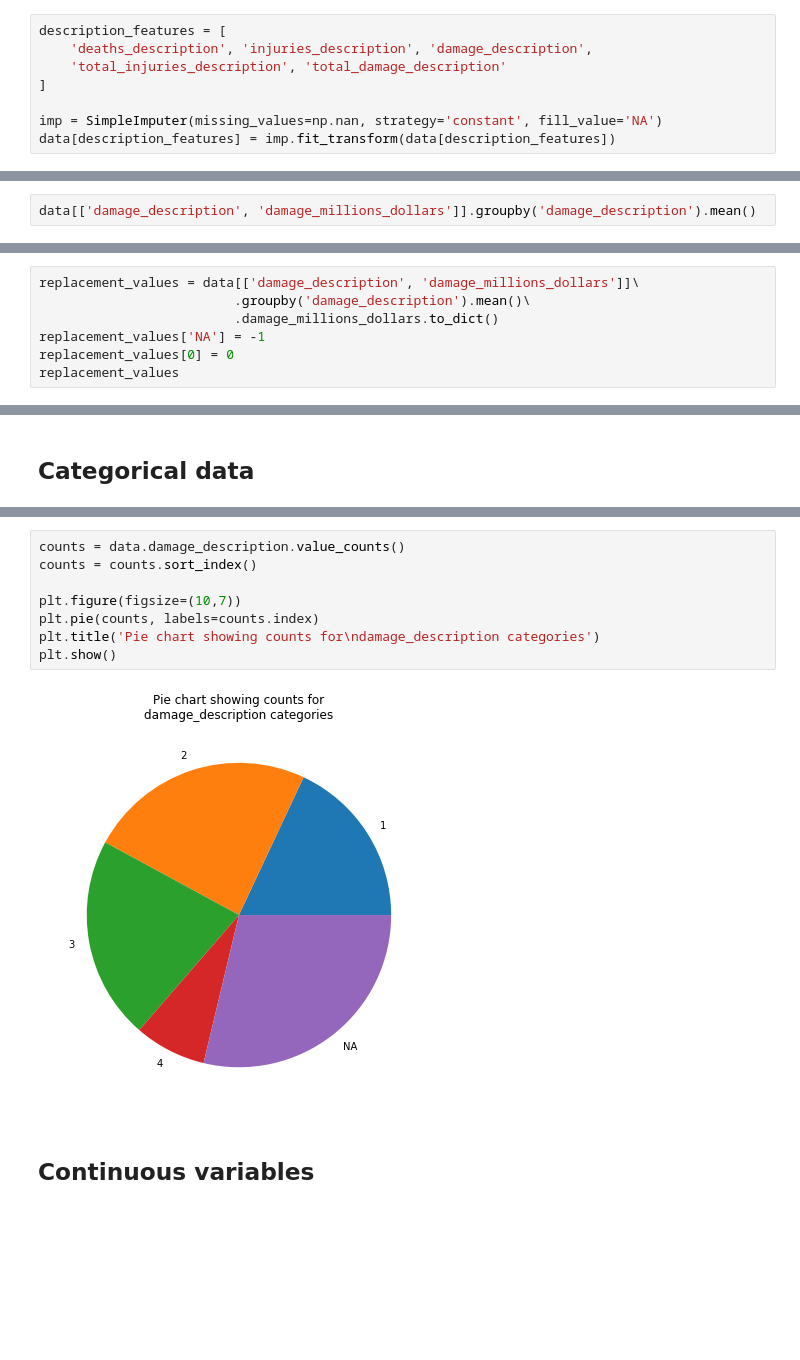
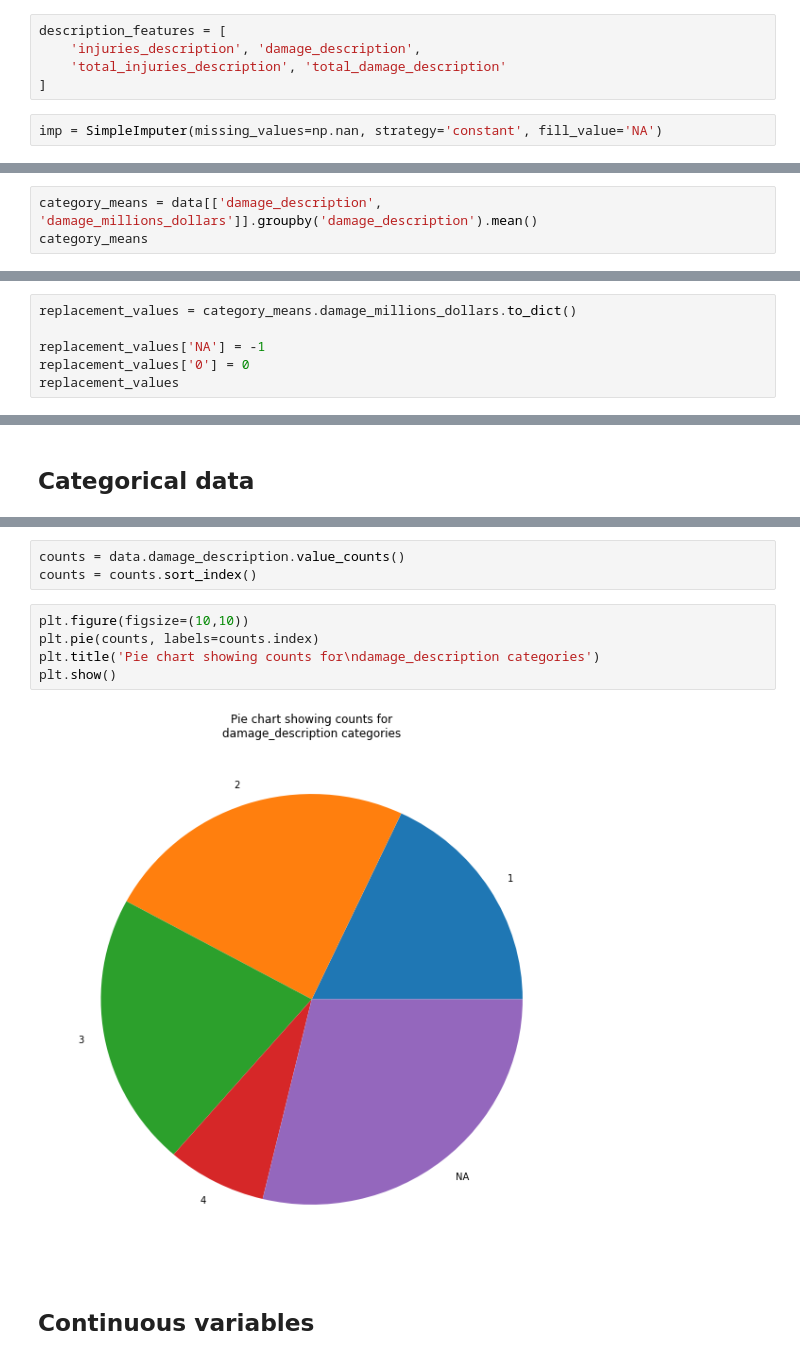
Before and after one commit to TrainingByPackt/Applied-Supervised-Learning-with-Python, a Jupyter notebook: Chapter 2 - Exploratory Data Analysis and Visualisation/EDA_and_viz.ipynb, the cells around one changed output, grey strips where cells are left out. Cells and saved outputs as stored; diff of their text form; blank space fills up the shorter version.

```diff
--- a/Chapter 2 - Exploratory Data Analysis and Visualisation/EDA_and_viz.ipynb
+++ b/Chapter 2 - Exploratory Data Analysis and Visualisation/EDA_and_viz.ipynb
@@ -97,11 +160,10 @@ minute    6072 non-null float64
 second    6072 non-null float64
 dtypes: float64(5)
 memory usage: 237.3 KB
+# %%
+description_features = [
+    'injuries_description', 'damage_description',
+    'total_injuries_description', 'total_damage_description'
+]
 # %%
-description_features = [
-    'deaths_description', 'injuries_description', 'damage_description',
-    'total_injuries_description', 'total_damage_description'
-]
-
 imp = SimpleImputer(missing_values=np.nan, strategy='constant', fill_value='NA')
-data[description_features] = imp.fit_transform(data[description_features])
@@ -143,7 +204,8 @@ For the `damage_millions_dollars`, the corresponding categorical values represen
 - 3 = Severe (~>5 to 24 million dollars)
 - 4 = Extreme (~25 million dollars or more)
 # %%
-data[['damage_description', 'damage_millions_dollars']].groupby('damage_description').mean()
+category_means = data[['damage_description', 'damage_millions_dollars']].groupby('damage_description').mean()
+category_means
 # %% [output]
 |  | damage_millions_dollars |
 | damage_description |  |
@@ -153,11 +215,10 @@ data[['damage_description', 'damage_millions_dollars']].groupby('damage_descript
 | 4 | 3574.998799 |
 | NA | NaN |
 # %%
-replacement_values = data[['damage_description', 'damage_millions_dollars']]\
-                         .groupby('damage_description').mean()\
-                         .damage_millions_dollars.to_dict()
+replacement_values = category_means.damage_millions_dollars.to_dict()
+
 replacement_values['NA'] = -1
-replacement_values[0] = 0
+replacement_values['0'] = 0
 replacement_values
 # %% [output]
 {'1': 0.4172105263157895,
@@ -268,13 +331,13 @@ data.deaths_description.value_counts(dropna=False).reset_index().sort_values(by=
+# %%
+counts = data.damage_description.value_counts()
+counts = counts.sort_index()
 # %%
-counts = data.damage_description.value_counts()
-counts = counts.sort_index()
-
-plt.figure(figsize=(10,7))
+plt.figure(figsize=(10,10))
 plt.pie(counts, labels=counts.index)
 plt.title('Pie chart showing counts for\ndamage_description categories')
 plt.show()
 # %% [output]
-[figure, old version]
+[figure, new version]
 # %% [markdown]
 ## Continuous variables
 # %%
```
Also changed, not shown: parts of 40 cells of this notebook, 1 other file.
